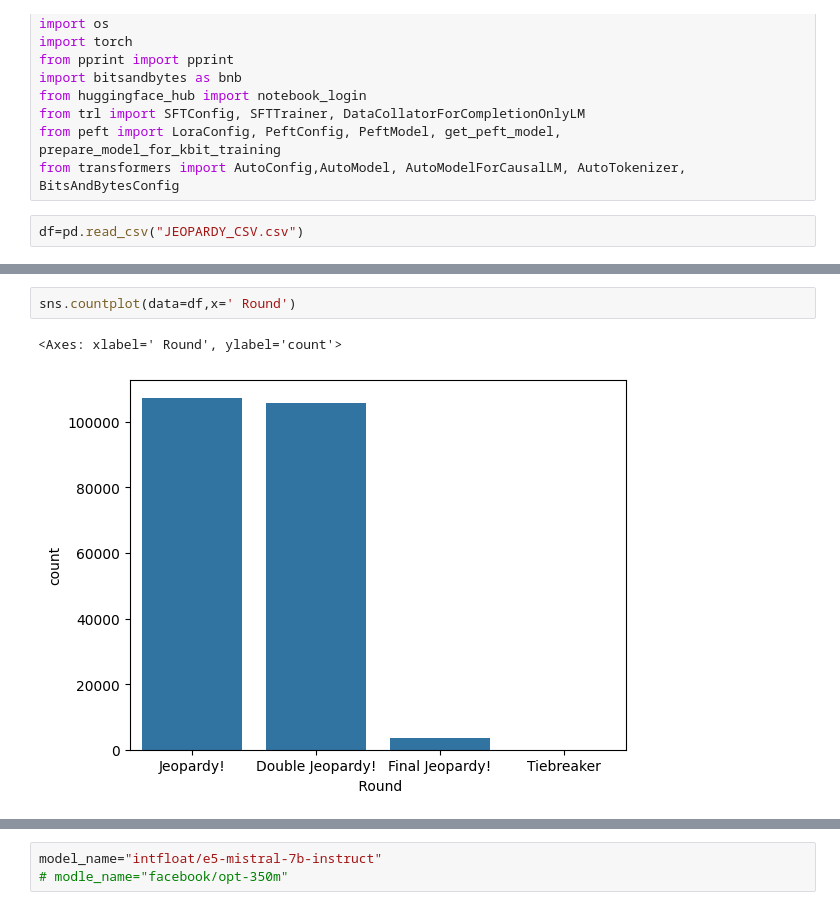
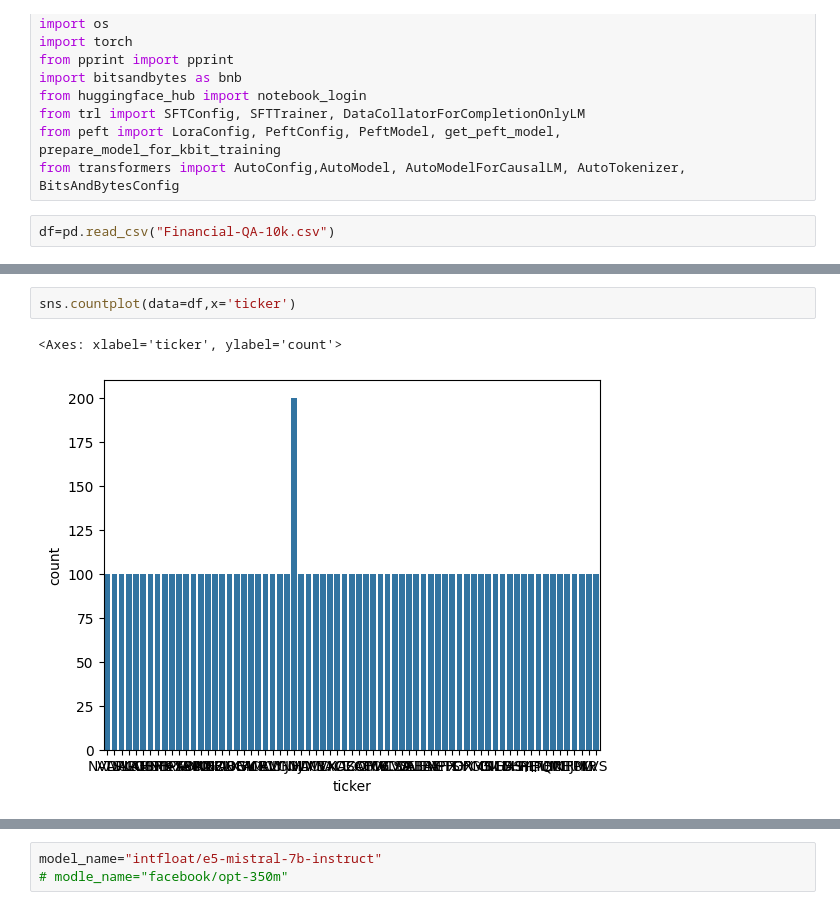
Before and after one commit to adityasingh1993/ML-DL-AI-LearnAndTry, a Jupyter notebook: LLM/PEFT+LORA+QLORA_MistralAI.ipynb, the cells around one changed output, grey strips where cells are left out. Saved outputs shown, nothing was run; the diff lists cells and outputs as text.

```diff
--- a/LLM/PEFT+LORA+QLORA_MistralAI.ipynb
+++ b/LLM/PEFT+LORA+QLORA_MistralAI.ipynb
@@ -46,7 +64,7 @@ from trl import SFTConfig, SFTTrainer, DataCollatorForCompletionOnlyLM
 from peft import LoraConfig, PeftConfig, PeftModel, get_peft_model, prepare_model_for_kbit_training
 from transformers import AutoConfig,AutoModel, AutoModelForCausalLM, AutoTokenizer, BitsAndBytesConfig
 # %%
-df=pd.read_csv("JEOPARDY_CSV.csv")
+df=pd.read_csv("Financial-QA-10k.csv")
 # %%
 df.info()
 # %% [output]
@@ -101,6 +131,6 @@ https://gist.github.com/mwaskom/de44147ed2974457ad6372750bbe5751
 # %%
-sns.countplot(data=df,x=' Round')
+sns.countplot(data=df,x='ticker')
 # %% [output]
-<Axes: xlabel=' Round', ylabel='count'>
+<Axes: xlabel='ticker', ylabel='count'>
-[figure, old version]
+[figure, new version]
 # %%
```
Also changed, not shown: parts of 27 cells of this notebook.
